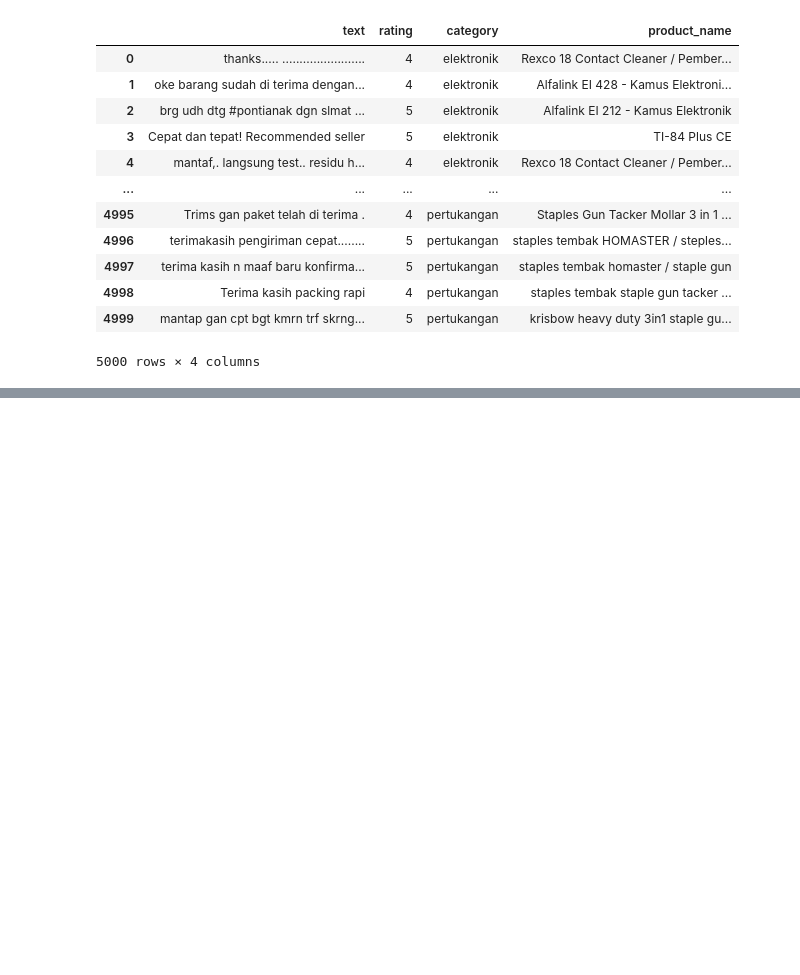
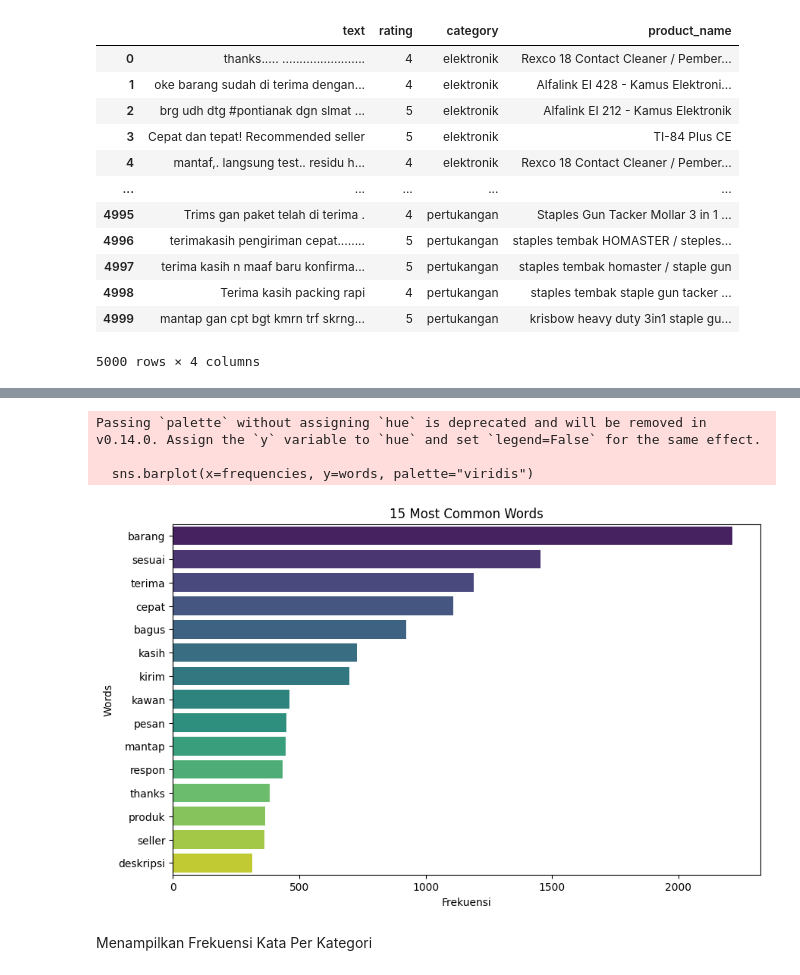
Before and after one commit to dindaapermatasari/product-sentiment, a Jupyter notebook: tokopedia.ipynb, the cells around one changed output, grey strips where cells are left out. Cells and saved outputs as stored; diff of their text form; code cells hidden in the pictures; blank space fills up the shorter version.

```diff
--- a/tokopedia.ipynb
+++ b/tokopedia.ipynb
@@ -392,0 +500,10 @@ weighted avg       0.63      0.54      0.57      1000
+# %%
+def tokenize_text(text):
+    return word_tokenize(text)
+
+df['tokenized_text'] = df['cleaned_text'].apply(tokenize_text)
+all_tokens = [token for sublist in df['tokenized_text'] for token in sublist]
+
+fqdist = FreqDist(all_tokens)
+most_common_words = fqdist.most_common(15)
+most_common_words
@@ -392,0 +526,18 @@ weighted avg       0.63      0.54      0.57      1000
+# %%
+words = [word for word, freq in most_common_words]
+frequencies = [freq for word, freq in most_common_words]
+
+plt.figure(figsize=(10, 6))
+sns.barplot(x=frequencies, y=words, palette="viridis")
+
+plt.title("15 Most Common Words")
+plt.xlabel("Frekuensi")
+plt.ylabel("Words")
+plt.show()
+# %% [output]
+Passing `palette` without assigning `hue` is deprecated and will be removed in v0.14.0. Assign the `y` variable to `hue` and set `legend=False` for the same effect.
+
+  sns.barplot(x=frequencies, y=words, palette="viridis")
+[figure, added]
+# %% [markdown]
+Menampilkan Frekuensi Kata Per Kategori
```
Also changed, not shown: parts of 63 cells of this notebook.
